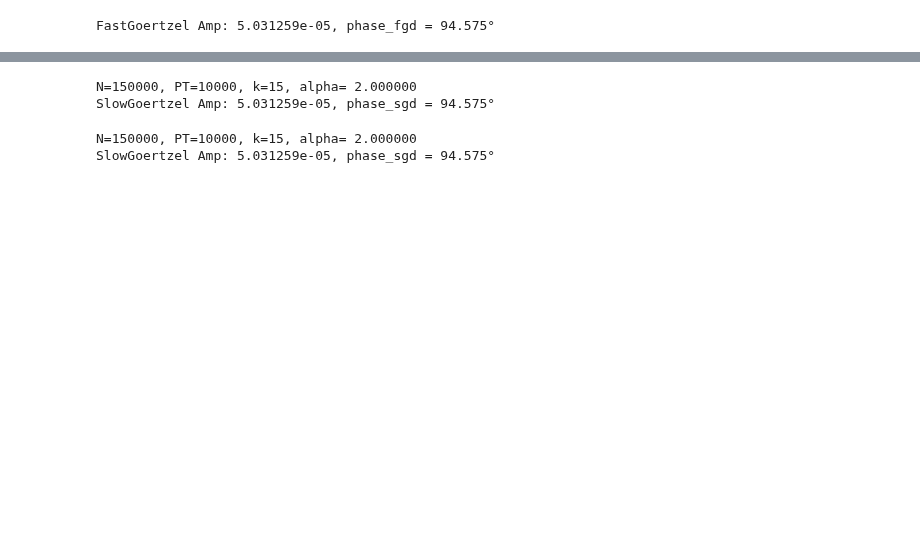
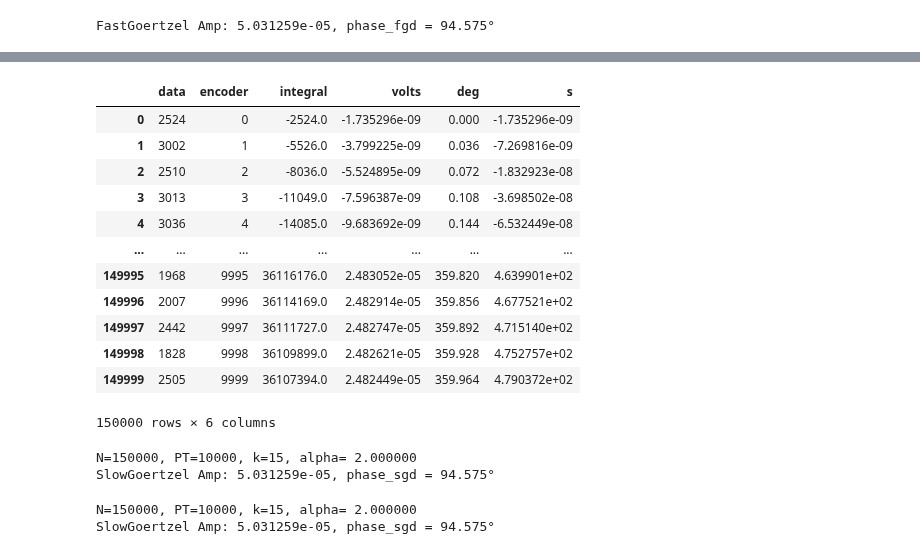
Before and after one commit to BuslaySt/Helmholz-Polymagnit, a Jupyter notebook: code/HarmData_fast.ipynb, the cells around one changed output, grey strips where cells are left out. Saved outputs shown, nothing was run; the diff lists cells and outputs as text; code cells hidden in the pictures; blank space fills up the shorter version.

```diff
--- a/code/HarmData_fast.ipynb
+++ b/code/HarmData_fast.ipynb
@@ -249,3 +246,19 @@ SlowGoertzel Amp: 6.422219e+24, phase_sgd = 90.000°
+# %%
+result
+# %% [output]
+|  | data | encoder | integral | volts | deg | s |
+| 0 | 2524 | 0 | -2524.0 | -1.735296e-09 | 0.000 | -1.735296e-09 |
+| 1 | 3002 | 1 | -5526.0 | -3.799225e-09 | 0.036 | -7.269816e-09 |
+| 2 | 2510 | 2 | -8036.0 | -5.524895e-09 | 0.072 | -1.832923e-08 |
+| 3 | 3013 | 3 | -11049.0 | -7.596387e-09 | 0.108 | -3.698502e-08 |
+| 4 | 3036 | 4 | -14085.0 | -9.683692e-09 | 0.144 | -6.532449e-08 |
+| ... | ... | ... | ... | ... | ... | ... |
+| 149995 | 1968 | 9995 | 36116176.0 | 2.483052e-05 | 359.820 | 4.639901e+02 |
+| 149996 | 2007 | 9996 | 36114169.0 | 2.482914e-05 | 359.856 | 4.677521e+02 |
+| 149997 | 2442 | 9997 | 36111727.0 | 2.482747e-05 | 359.892 | 4.715140e+02 |
+| 149998 | 1828 | 9998 | 36109899.0 | 2.482621e-05 | 359.928 | 4.752757e+02 |
+| 149999 | 2505 | 9999 | 36107394.0 | 2.482449e-05 | 359.964 | 4.790372e+02 |
+150000 rows × 6 columns
 # %%
 # Faster Goertzel lfilter
 from scipy import signal
```
Also changed, not shown: parts of 7 cells of this notebook.
